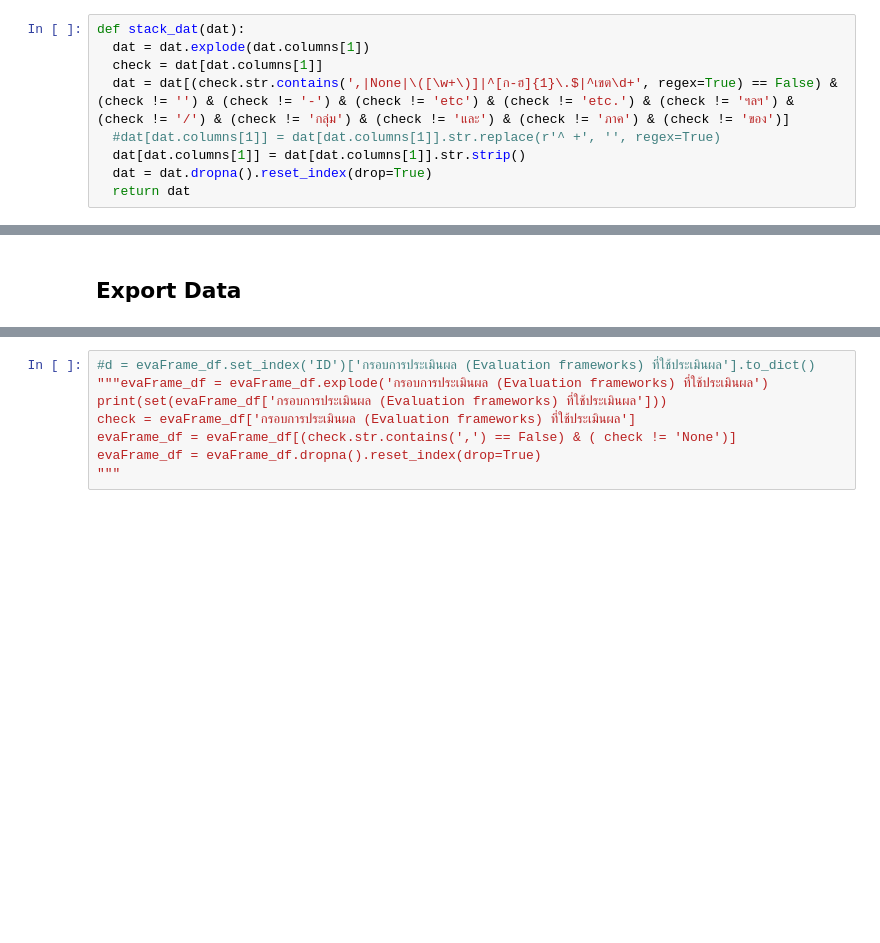
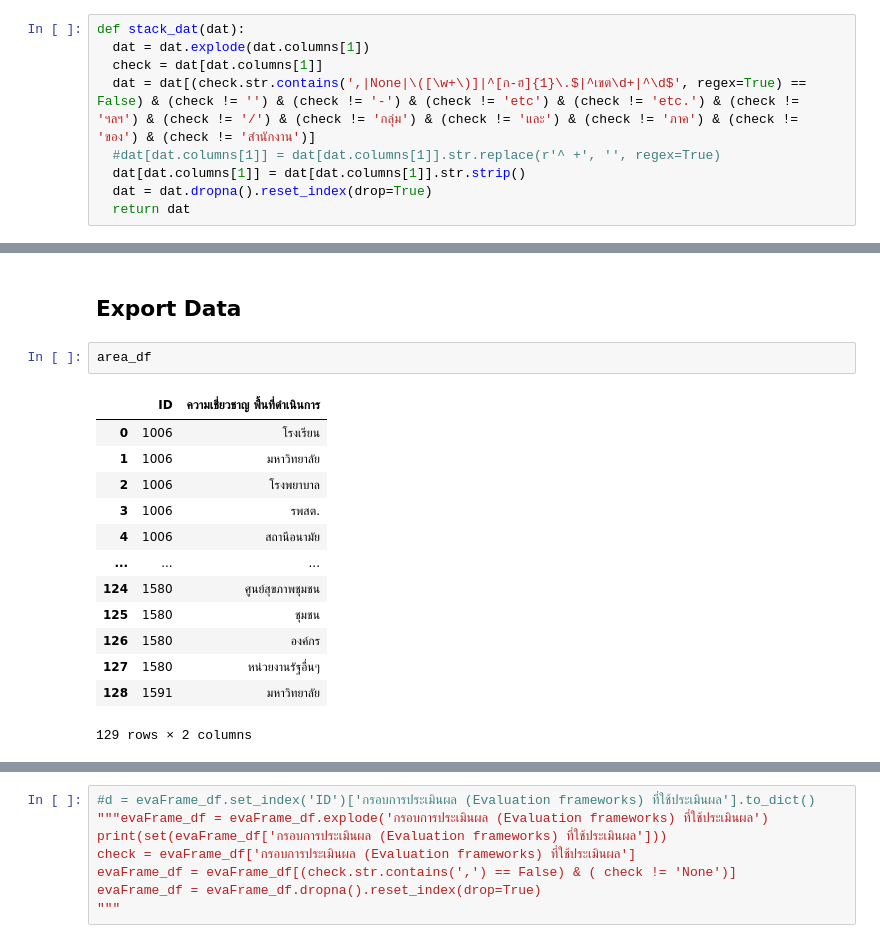
Before and after one commit to thainhf/proj-me-db-data, a Jupyter notebook: Clean_data.ipynb, the cells around one changed output, grey strips where cells are left out. Drawn from its saved outputs; the diff is of its cells as text; blank space fills up the shorter version.

```diff
--- a/Clean_data.ipynb
+++ b/Clean_data.ipynb
@@ -237,7 +277,7 @@ member_df.sample(5)
 def stack_dat(dat):
   dat = dat.explode(dat.columns[1])
   check = dat[dat.columns[1]]
-  dat = dat[(check.str.contains(',|None|\([\w+\)]|^[ก-ฮ]{1}\.$|^เขต\d+', regex=True) == False) & (check != '') & (check != '-') & (check != 'etc') & (check != 'etc.') & (check != 'ฯลฯ') & (check != '/') & (check != 'กลุ่ม') & (check != 'และ') & (check != 'ภาค') & (check != 'ของ')]
+  dat = dat[(check.str.contains(',|None|\([\w+\)]|^[ก-ฮ]{1}\.$|^เขต\d+|^\d$', regex=True) == False) & (check != '') & (check != '-') & (check != 'etc') & (check != 'etc.') & (check != 'ฯลฯ') & (check != '/') & (check != 'กลุ่ม') & (check != 'และ') & (check != 'ภาค') & (check != 'ของ') & (check != 'สำนักงาน')]
   #dat[dat.columns[1]] = dat[dat.columns[1]].str.replace(r'^ +', '', regex=True)
   dat[dat.columns[1]] = dat[dat.columns[1]].str.strip()
   dat = dat.dropna().reset_index(drop=True)
@@ -453,6 +649,22 @@ member_df
 621 rows × 16 columns
 # %% [markdown]
 ## **Export Data**
+# %%
+area_df
+# %% [output]
+|  | ID | ความเชี่ยวชาญ พื้นที่ดำเนินการ |
+| 0 | 1006 | โรงเรียน |
+| 1 | 1006 | มหาวิทยาลัย |
+| 2 | 1006 | โรงพยาบาล |
+| 3 | 1006 | รพสต. |
+| 4 | 1006 | สถานีอนามัย |
+| ... | ... | ... |
+| 124 | 1580 | ศูนย์สุขภาพชุมชน |
+| 125 | 1580 | ชุมชน |
+| 126 | 1580 | องค์กร |
+| 127 | 1580 | หน่วยงานรัฐอื่นๆ |
+| 128 | 1591 | มหาวิทยาลัย |
+129 rows × 2 columns
 # %%
 filepath = Path('/content/drive/MyDrive/ThaiNHF All Work/(ThaiNHF) ข้อมูลพัฒนาเสนอโครงการ สสส/นักประเมิน.csv')
 filepath.parent.mkdir(parents=True, exist_ok=True)
```
Also changed, not shown: parts of 19 cells of this notebook.
